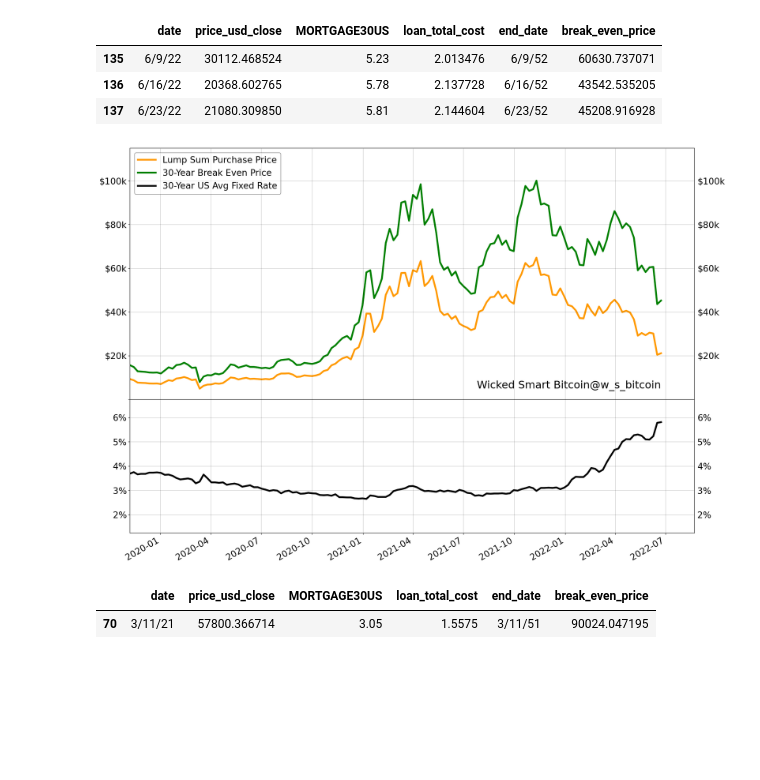
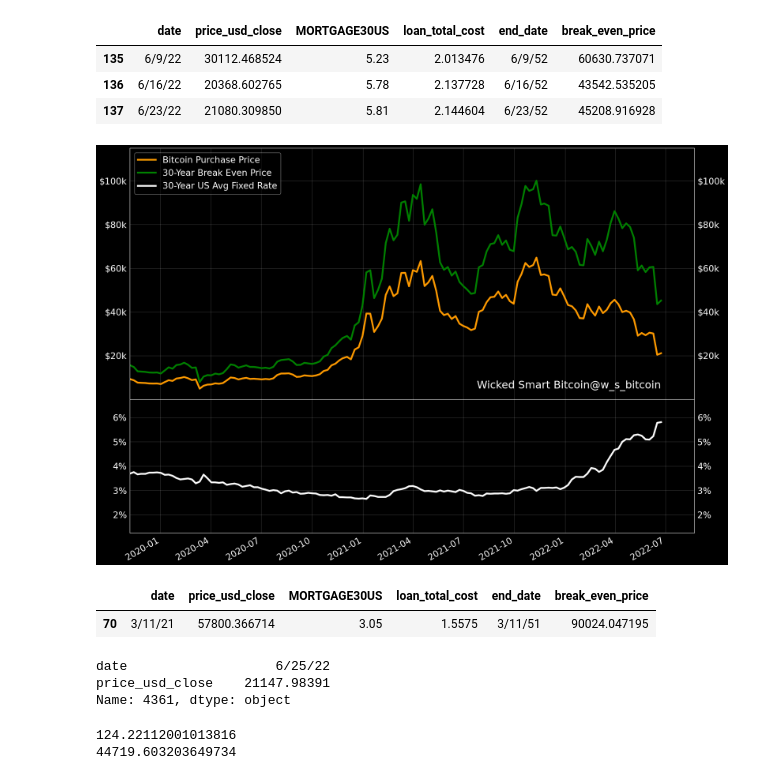
Before and after one commit to w-s-bitcoin/github-bitcoin-scripts, a Jupyter notebook: 30-Year Fixed Rate Mortgage Analysis/30-Year Fixed Rate Cash-Out Refi & Bitcoin Lump Sum Analysis.ipynb, the cells around one changed output. Saved outputs shown, nothing was run; the diff lists cells and outputs as text; code cells hidden in the pictures; blank space fills up the shorter version.

Commit message:
figure label update

```diff
--- a/30-Year Fixed Rate Mortgage Analysis/30-Year Fixed Rate Cash-Out Refi & Bitcoin Lump Sum Analysis.ipynb
+++ b/30-Year Fixed Rate Mortgage Analysis/30-Year Fixed Rate Cash-Out Refi & Bitcoin Lump Sum Analysis.ipynb
@@ -129,7 +129,7 @@ cmap = cm.get_cmap('Spectral_r', 100)
 min_c = merged_df['MORTGAGE30US'].min()
 max_c = merged_df['MORTGAGE30US'].max()
 
-darkmode = False
+darkmode = True
 
 # create figure and axis objects with subplots()
 if darkmode:
@@ -167,7 +167,7 @@ plt.plot(price_dates, [r*0.75*max_price/(max_mortgage)-0.75*max_price for r in m
          color=lnc, linewidth=4, zorder=1, label='30-Year US Avg Fixed Rate')
 plt.plot(price_dates, prices, color='green', linewidth=4, zorder=1, label='30-Year Break Even Price')
 plt.plot(price_dates, merged_df['price_usd_close'], color='#ff9900', linewidth=4, zorder=1,
-         label='Lump Sum Purchase Price')
+         label='Bitcoin Purchase Price')
 plt.plot([price_dates[0], max(price_dates)+60], [0, 0], color=lnc, zorder=3, linewidth=1)
 plt.xlim(min(price_dates), max(price_dates)+60)
 plt.ylim(1.25*0.75*max_price/(max_mortgage)-0.75*max_price, 115000)
@@ -190,34 +190,34 @@ plt.xticks(fontsize=20, color=lnc)
 #             [merged_df['price_usd_close'][merged_df['date'] == '10/15/20'].iloc[0]], color='#c8c8c8', s=5,
 #             zorder=5)
 # plt.scatter([price_dates[merged_df['MORTGAGE30US'][merged_df['date'] == '10/15/20'].index[0]]],
 #             [merged_df['break_even_price'][merged_df['date'] == '10/15/20'].iloc[0]], color='#c8c8c8', s=5,
 #             zorder=5)
 
 # txt = plt.text(min(x)+0.9825*(max(x)-min(x)), 2000, 'Wicked Smart Bitcoin@w_s_bitcoin',
 #                fontsize=32, horizontalalignment='right', color='white')
 plt.grid(color=lnc, lw=1, linestyle='-', alpha=0.2)
 ax.tick_params(labelright=True)
 
 # plt.title('30-Year Fixed Rate Cash-Out Refi & Bitcoin Lump Sum Analysis', color=lnc, fontsize=30, pad=20)
 
 handles, labels = ax.get_legend_handles_labels()
 legend = ax.legend(handles[::-1], labels[::-1], loc='upper left', facecolor=bgc, framealpha=0.5,
                    fontsize=20)
 for text in legend.get_texts():
     text.set_color(lnc)
 frame = legend.get_frame()
 frame.set_edgecolor(lnc)
 
 
 txt = plt.text(min(price_dates)+1*(max(price_dates)-min(price_dates)), 5000,
                'Wicked Smart Bitcoin@w_s_bitcoin', fontsize=24, horizontalalignment='right', color=lnc)
 
 x_axis_dates()
 plt.tight_layout()
 
 # fig.savefig('bitcoin-fear-and-greed.png')
 # %% [output]
-[figure, old version]
+[figure, new version]
 # %%
 # Checking important dates (when Saylor mentioned this strategy)
 
@@ -227,3 +227,22 @@ merged_df[merged_df['date'] == '3/11/21']
 # %% [output]
 |  | date | price_usd_close | MORTGAGE30US | loan_total_cost | end_date | break_even_price |
 | 70 | 3/11/21 | 57800.366714 | 3.05 | 1.5575 | 3/11/51 | 90024.047195 |
+# %%
+# price_usd_close_df[price_usd_close_df['date'] == '3/10/21']
+price_usd_close_df.iloc[-1]
+# %% [output]
+date                   6/25/22
+price_usd_close    21147.98391
+Name: 4361, dtype: object
+# %%
+P = 21147.98
+r = 0.0581
+n = 12
+t = 30
+monthly_cost = (P*(r/n)*(1+r/n)**(n*t))/((1+r/n)**(n*t)-1)
+total_cost = monthly_cost*12*30
+print(monthly_cost)
+print(total_cost)
+# %% [output]
+124.22112001013816
+44719.603203649734
```
Also changed, not shown: parts of 1 cell of this notebook, 1 other file.
